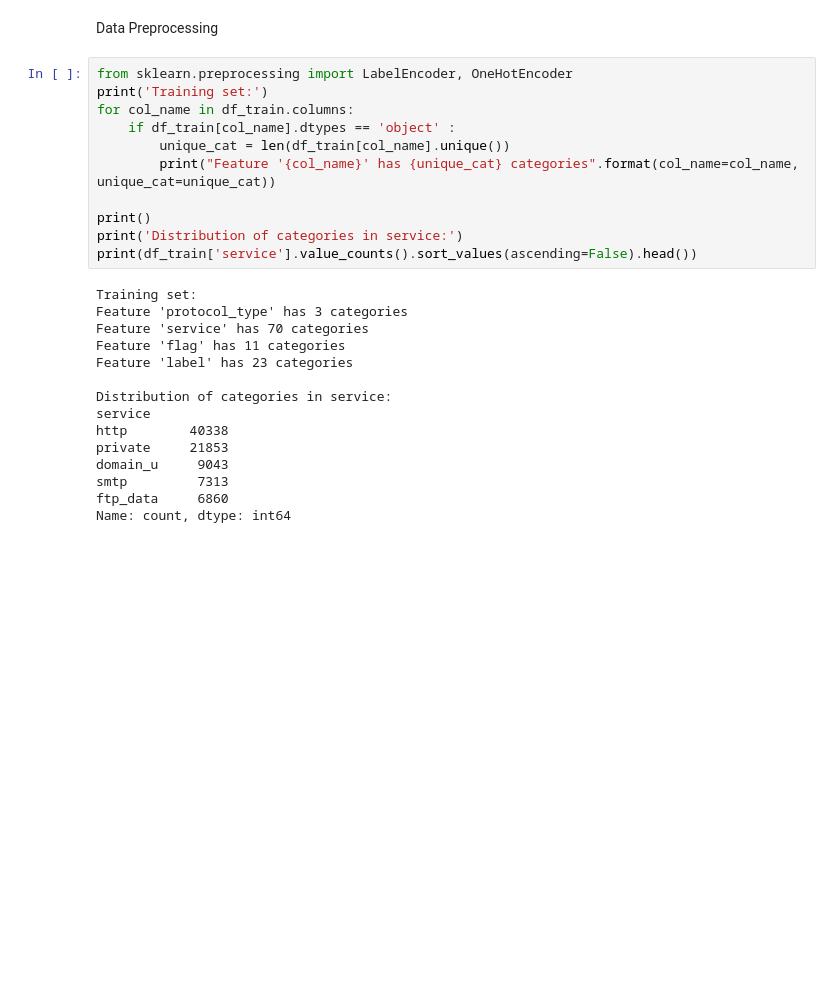
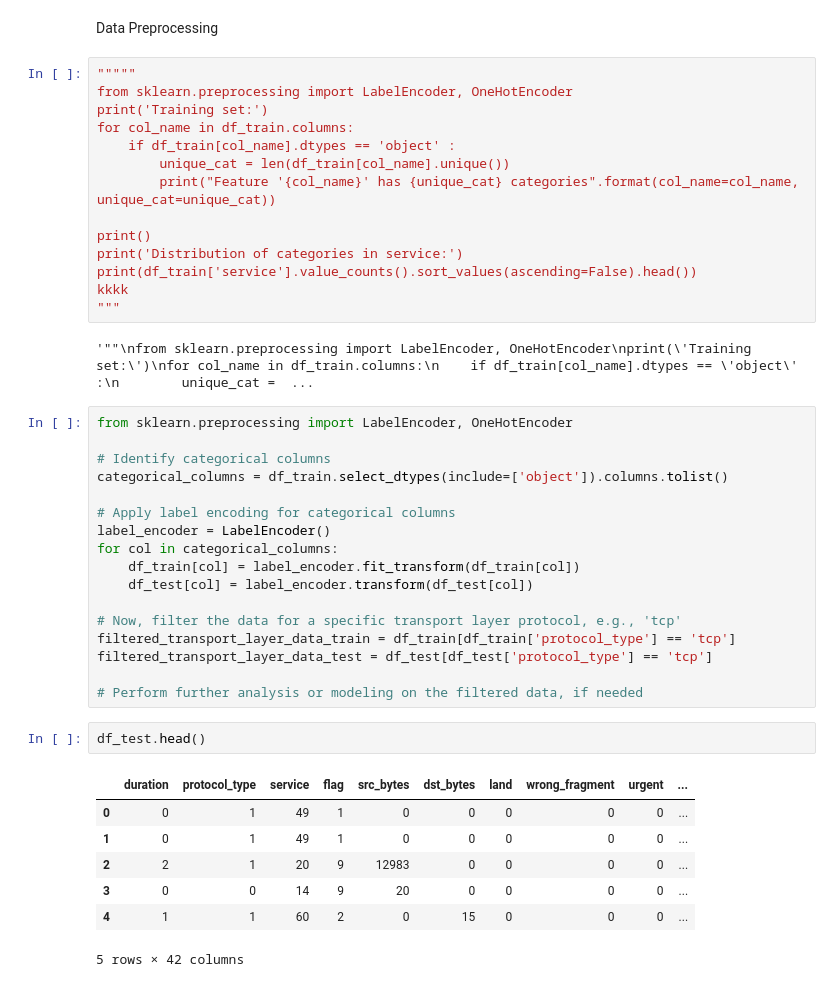
Before and after one commit to stacyalwanga/cnsproject, a Jupyter notebook: wazuhmodel.ipynb, the cells around one changed output. Saved outputs shown, nothing was run; the diff lists cells and outputs as text; blank space fills up the shorter version.

```diff
--- a/wazuhmodel.ipynb
+++ b/wazuhmodel.ipynb
@@ -171,6 +171,7 @@ Name: count, dtype: int64
 # %% [markdown]
 Data Preprocessing
 # %%
+"""""
 from sklearn.preprocessing import LabelEncoder, OneHotEncoder
 print('Training set:')
 for col_name in df_train.columns:
@@ -181,18 +182,34 @@ for col_name in df_train.columns:
 print()
 print('Distribution of categories in service:')
 print(df_train['service'].value_counts().sort_values(ascending=False).head())
+kkkk
+"""
 # %% [output]
-Training set:
-Feature 'protocol_type' has 3 categories
-Feature 'service' has 70 categories
-Feature 'flag' has 11 categories
-Feature 'label' has 23 categories
-
-Distribution of categories in service:
-service
-http        40338
-private     21853
-domain_u     9043
-smtp         7313
-ftp_data     6860
-Name: count, dtype: int64
+'""\nfrom sklearn.preprocessing import LabelEncoder, OneHotEncoder\nprint(\'Training set:\')\nfor col_name in df_train.columns:\n    if df_train[col_name].dtypes == \'object\' :\n        unique_cat =  ...
+# %%
+from sklearn.preprocessing import LabelEncoder, OneHotEncoder
+
+# Identify categorical columns
+categorical_columns = df_train.select_dtypes(include=['object']).columns.tolist()
+
+# Apply label encoding for categorical columns
+label_encoder = LabelEncoder()
+for col in categorical_columns:
+    df_train[col] = label_encoder.fit_transform(df_train[col])
+    df_test[col] = label_encoder.transform(df_test[col])
+
+# Now, filter the data for a specific transport layer protocol, e.g., 'tcp'
+filtered_transport_layer_data_train = df_train[df_train['protocol_type'] == 'tcp']
+filtered_transport_layer_data_test = df_test[df_test['protocol_type'] == 'tcp']
+
+# Perform further analysis or modeling on the filtered data, if needed
+# %%
+df_test.head()
+# %% [output]
+|  | duration | protocol_type | service | flag | src_bytes | dst_bytes | land | wrong_fragment | urgent | ... |
+| 0 | 0 | 1 | 49 | 1 | 0 | 0 | 0 | 0 | 0 | ... |
+| 1 | 0 | 1 | 49 | 1 | 0 | 0 | 0 | 0 | 0 | ... |
+| 2 | 2 | 1 | 20 | 9 | 12983 | 0 | 0 | 0 | 0 | ... |
+| 3 | 0 | 0 | 14 | 9 | 20 | 0 | 0 | 0 | 0 | ... |
+| 4 | 1 | 1 | 60 | 2 | 0 | 15 | 0 | 0 | 0 | ... |
+5 rows × 42 columns
```
